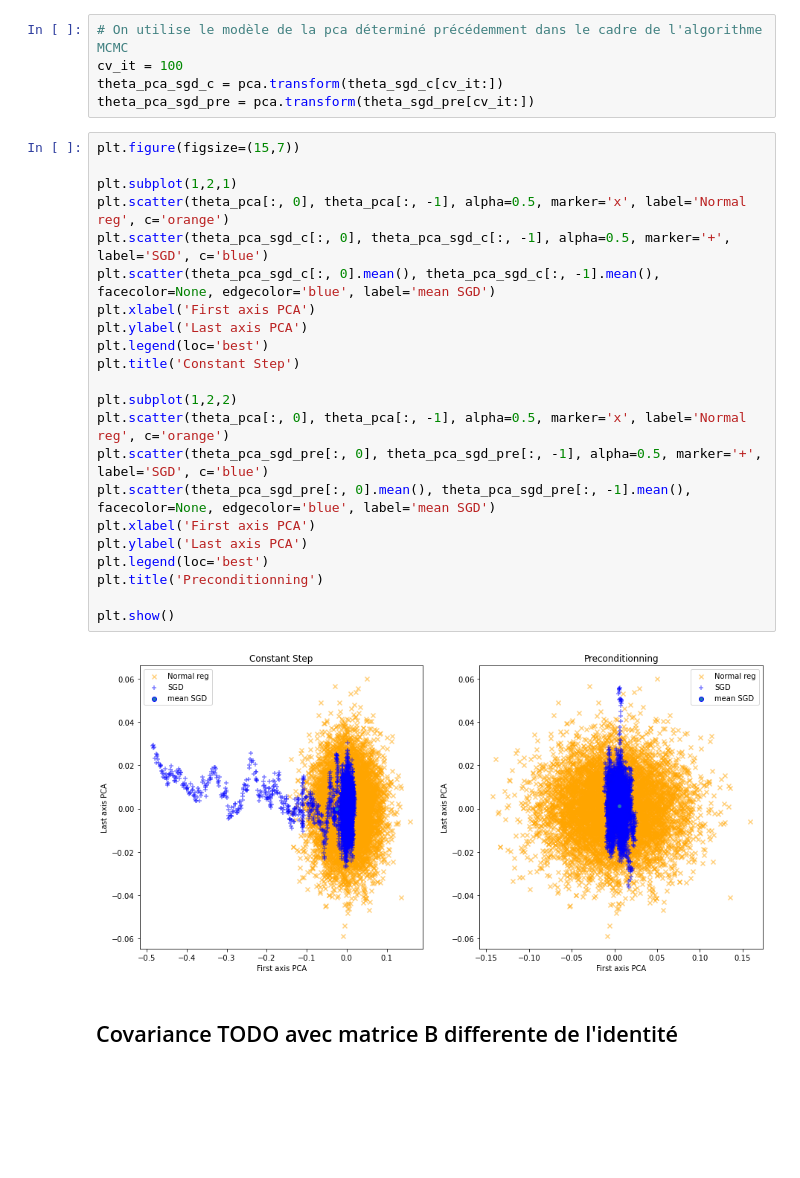
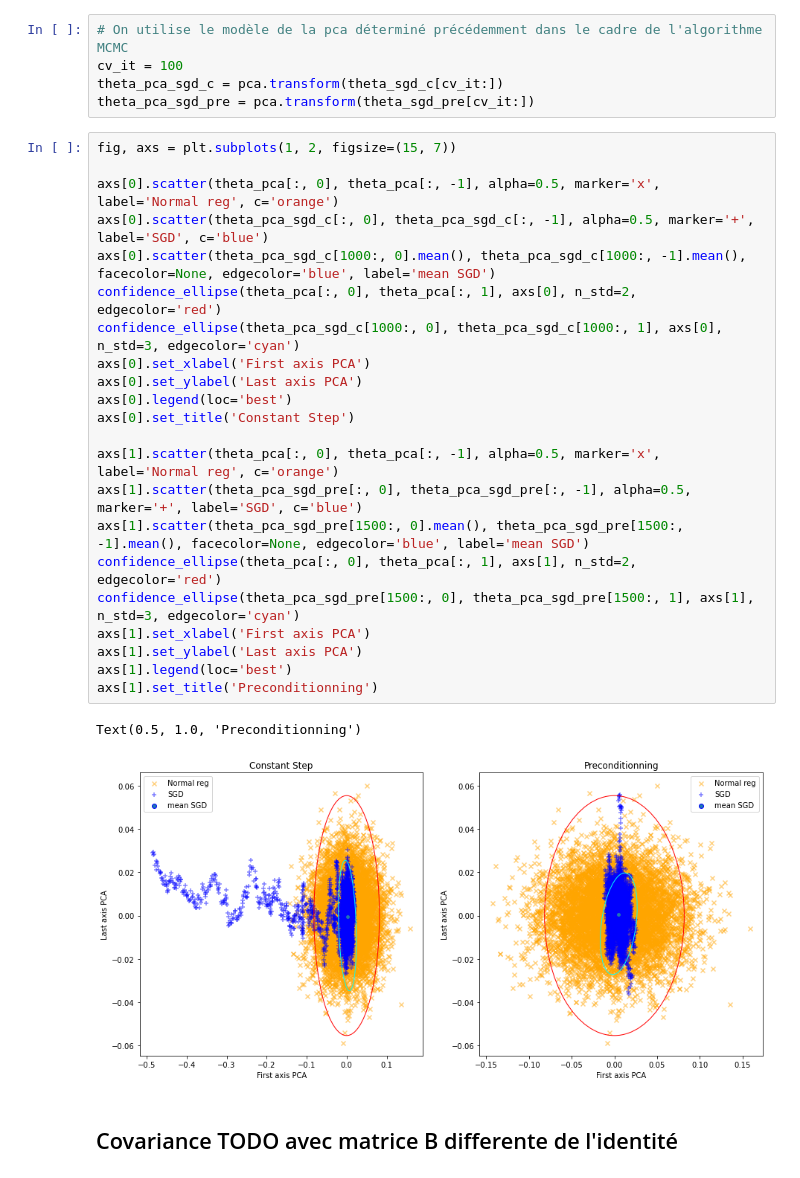
Before and after one commit to cyrille-kone/VASGA, a Jupyter notebook: linear_reg/linear_regression.ipynb, the cells around one changed output. Cells and saved outputs as stored; diff of their text form; blank space fills up the shorter version.

Commit message:
add ellipse cov

```diff
--- a/linear_reg/linear_regression.ipynb
+++ b/linear_reg/linear_regression.ipynb
@@ -268,29 +278,30 @@ cv_it = 100
 theta_pca_sgd_c = pca.transform(theta_sgd_c[cv_it:])
 theta_pca_sgd_pre = pca.transform(theta_sgd_pre[cv_it:])
 # %%
-plt.figure(figsize=(15,7))
+fig, axs = plt.subplots(1, 2, figsize=(15, 7))
 
-plt.subplot(1,2,1)
-plt.scatter(theta_pca[:, 0], theta_pca[:, -1], alpha=0.5, marker='x', label='Normal reg', c='orange')
-plt.scatter(theta_pca_sgd_c[:, 0], theta_pca_sgd_c[:, -1], alpha=0.5, marker='+', label='SGD', c='blue')
-plt.scatter(theta_pca_sgd_c[:, 0].mean(), theta_pca_sgd_c[:, -1].mean(), facecolor=None, edgecolor='blue', label='mean SGD')
-plt.xlabel('First axis PCA')
-plt.ylabel('Last axis PCA')
-plt.legend(loc='best')
-plt.title('Constant Step')
+axs[0].scatter(theta_pca[:, 0], theta_pca[:, -1], alpha=0.5, marker='x', label='Normal reg', c='orange')
+axs[0].scatter(theta_pca_sgd_c[:, 0], theta_pca_sgd_c[:, -1], alpha=0.5, marker='+', label='SGD', c='blue')
+axs[0].scatter(theta_pca_sgd_c[1000:, 0].mean(), theta_pca_sgd_c[1000:, -1].mean(), facecolor=None, edgecolor='blue', label='mean SGD')
+confidence_ellipse(theta_pca[:, 0], theta_pca[:, 1], axs[0], n_std=2, edgecolor='red')
+confidence_ellipse(theta_pca_sgd_c[1000:, 0], theta_pca_sgd_c[1000:, 1], axs[0], n_std=3, edgecolor='cyan')
+axs[0].set_xlabel('First axis PCA')
+axs[0].set_ylabel('Last axis PCA')
+axs[0].legend(loc='best')
+axs[0].set_title('Constant Step')
 
-plt.subplot(1,2,2)
-plt.scatter(theta_pca[:, 0], theta_pca[:, -1], alpha=0.5, marker='x', label='Normal reg', c='orange')
-plt.scatter(theta_pca_sgd_pre[:, 0], theta_pca_sgd_pre[:, -1], alpha=0.5, marker='+', label='SGD', c='blue')
-plt.scatter(theta_pca_sgd_pre[:, 0].mean(), theta_pca_sgd_pre[:, -1].mean(), facecolor=None, edgecolor='blue', label='mean SGD')
-plt.xlabel('First axis PCA')
-plt.ylabel('Last axis PCA')
-plt.legend(loc='best')
-plt.title('Preconditionning')
-
-plt.show()
+axs[1].scatter(theta_pca[:, 0], theta_pca[:, -1], alpha=0.5, marker='x', label='Normal reg', c='orange')
+axs[1].scatter(theta_pca_sgd_pre[:, 0], theta_pca_sgd_pre[:, -1], alpha=0.5, marker='+', label='SGD', c='blue')
+axs[1].scatter(theta_pca_sgd_pre[1500:, 0].mean(), theta_pca_sgd_pre[1500:, -1].mean(), facecolor=None, edgecolor='blue', label='mean SGD')
+confidence_ellipse(theta_pca[:, 0], theta_pca[:, 1], axs[1], n_std=2, edgecolor='red')
+confidence_ellipse(theta_pca_sgd_pre[1500:, 0], theta_pca_sgd_pre[1500:, 1], axs[1], n_std=3, edgecolor='cyan')
+axs[1].set_xlabel('First axis PCA')
+axs[1].set_ylabel('Last axis PCA')
+axs[1].legend(loc='best')
+axs[1].set_title('Preconditionning')
 # %% [output]
+Text(0.5, 1.0, 'Preconditionning')
-[figure, old version]
+[figure, new version]
 # %% [markdown]
 ## Covariance TODO avec matrice B differente de l'identité
 # %% [markdown]
```
Also changed, not shown: parts of 5 cells of this notebook.
